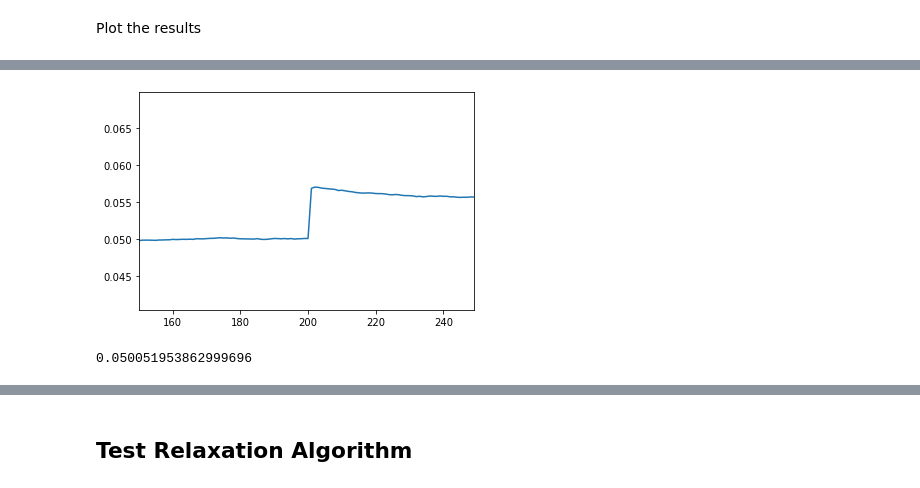
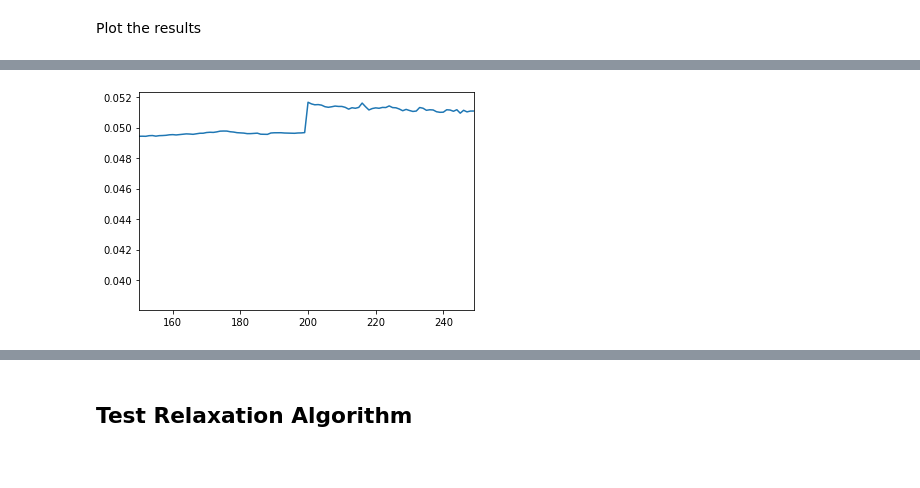
Before and after one commit to madsankern/MA_thesis, a Jupyter notebook: 01 - Transition.ipynb, the cells around one changed output, grey strips where cells are left out. Saved outputs shown, nothing was run; the diff lists cells and outputs as text; code cells hidden in the pictures.

```diff
--- a/01 - Transition.ipynb
+++ b/01 - Transition.ipynb
@@ -34,6 +35,9 @@ model.precompile_numba()
 model.solve()
 # %% [markdown]
 Solve and Simulate Along a Transition Path
+# %%
+# model.par.path_ph[199] = model.par.ph
+model.par.path_ph[200] =  7.0
 # %%
 model.solve_path()
 model.simulate_path()
@@ -46,15 +50,11 @@ h_path[201]
 # %%
 # define
-h_path = np.mean(model.sim_path.n, axis=1)
+h_path = np.mean(model.sim_path.d, axis=1)
 
 # plot
 plt.plot(range(len(h_path)),h_path)
 plt.xlim(150,249)
 # plt.ylim(0.045,0.065)
 plt.show()
 # %% [output]
-[figure, old version]
+[figure, new version]
-# %%
-print(h_path[200])
-# %% [output]
-0.050051953862999696
```
Also changed, not shown: parts of 16 cells of this notebook, 2 other files.
